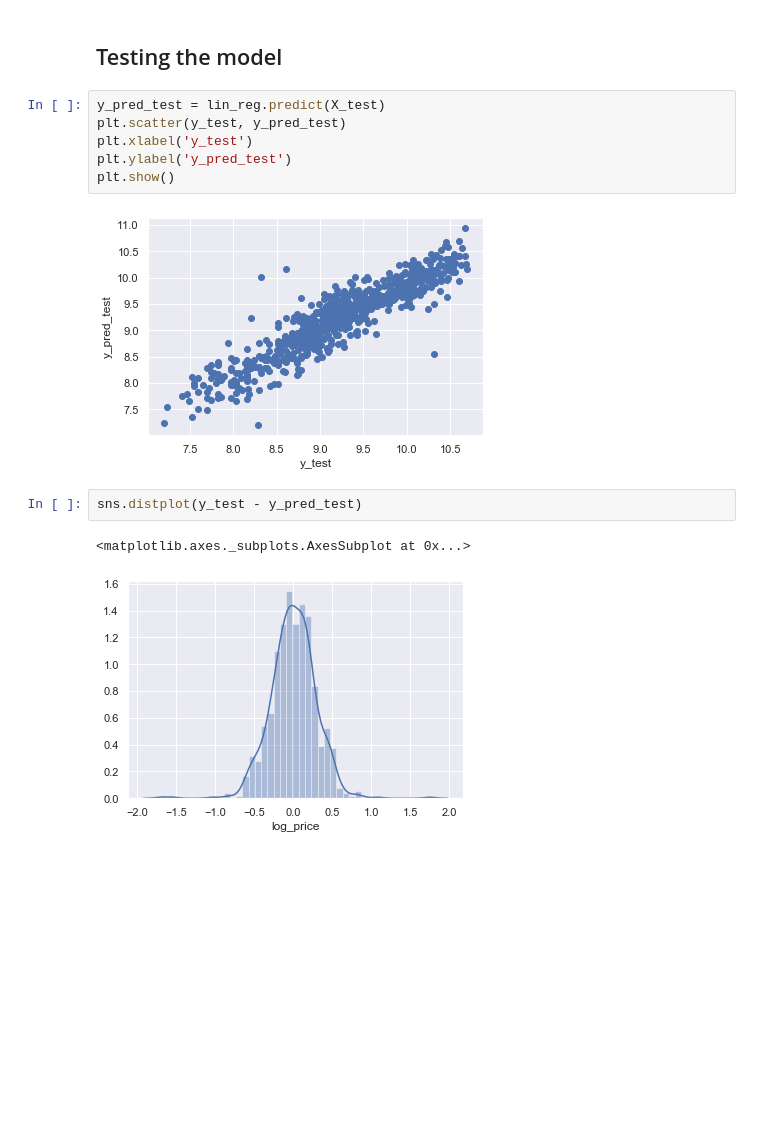
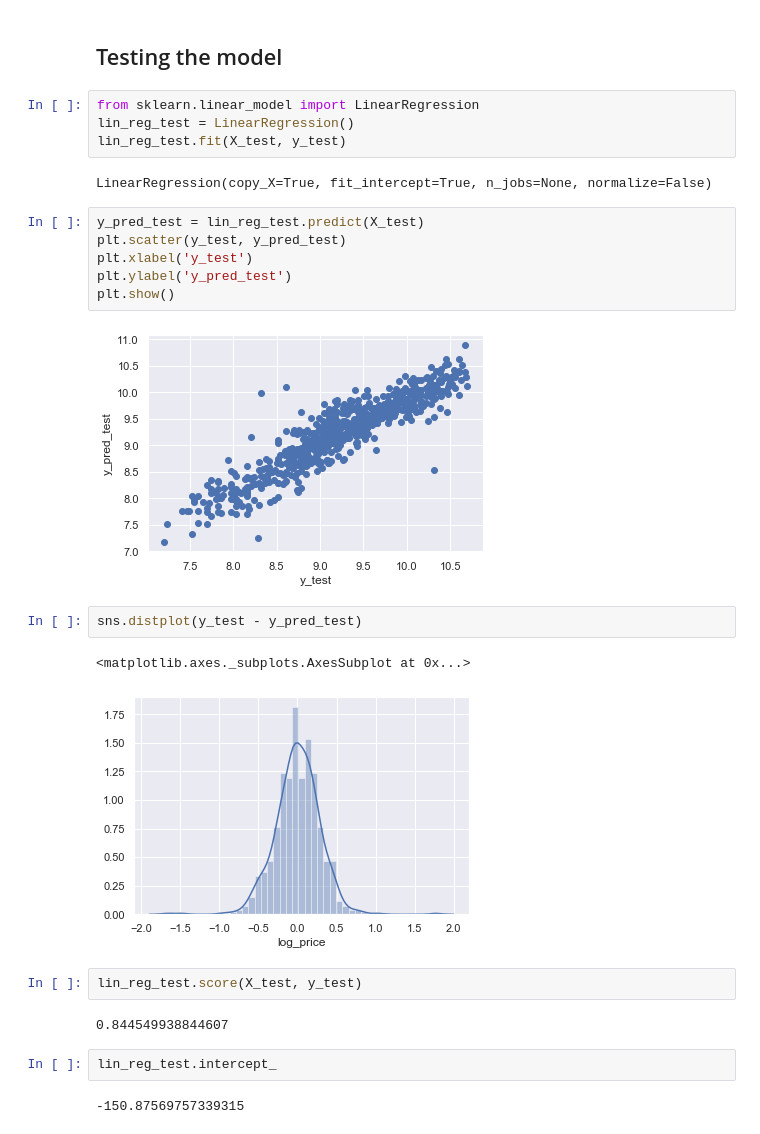
Before and after one commit to dattrinh01/Machine-Learning-Repo, a Jupyter notebook: Linear Regression Project/Linear Regression.ipynb, the cells around one changed output. Drawn from its saved outputs; the diff is of its cells as text; blank space fills up the shorter version.

```diff
--- a/Linear Regression Project/Linear Regression.ipynb
+++ b/Linear Regression Project/Linear Regression.ipynb
@@ -471,16 +471,30 @@ reg_summary
 | 16 | Registration_yes | 0.888670 |
 # %% [markdown]
 ## Testing the model
+# %%
+from sklearn.linear_model import LinearRegression
+lin_reg_test = LinearRegression()
+lin_reg_test.fit(X_test, y_test)
+# %% [output]
+LinearRegression(copy_X=True, fit_intercept=True, n_jobs=None, normalize=False)
 # %%
-y_pred_test = lin_reg.predict(X_test)
+y_pred_test = lin_reg_test.predict(X_test)
 plt.scatter(y_test, y_pred_test)
 plt.xlabel('y_test')
 plt.ylabel('y_pred_test')
 plt.show()
 # %% [output]
-[figure, old version]
+[figure, new version]
 # %%
 sns.distplot(y_test - y_pred_test)
 # %% [output]
 <matplotlib.axes._subplots.AxesSubplot at 0x...>
-[figure, old version]
+[figure, new version]
+# %%
+lin_reg_test.score(X_test, y_test)
+# %% [output]
+0.844549938844607
+# %%
+lin_reg_test.intercept_
+# %% [output]
+-150.87569757339315
```
Also changed, not shown: parts of 2 cells of this notebook.
